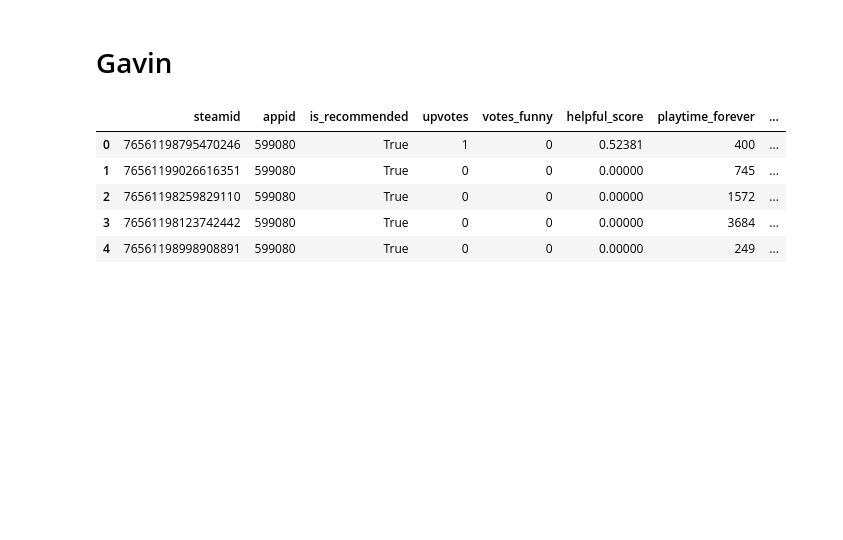
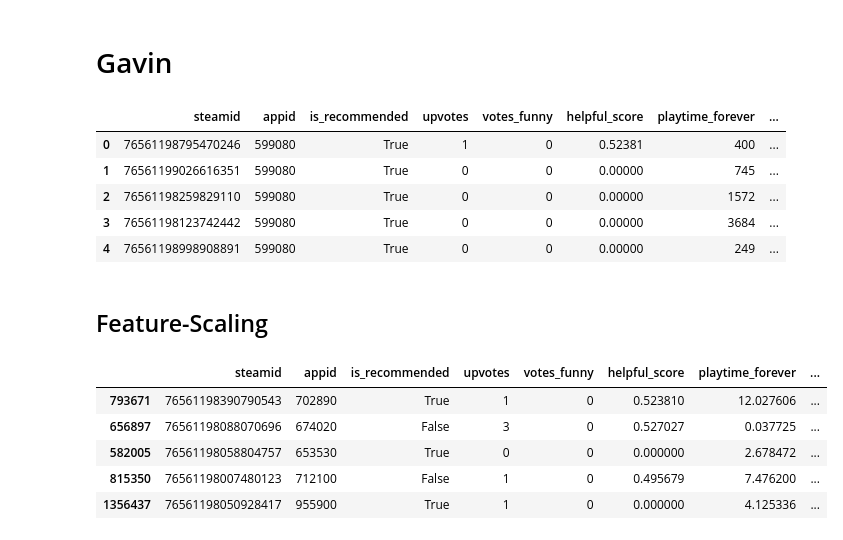
Before and after one commit to gfry99/453-Final-Project, a Jupyter notebook: 453-Final-Proj-PleaseCompile.ipynb, the cells around one changed output. Cells and saved outputs as stored; diff of their text form; code cells hidden in the pictures; blank space fills up the shorter version.

```diff
--- a/453-Final-Proj-PleaseCompile.ipynb
+++ b/453-Final-Proj-PleaseCompile.ipynb
@@ -53,3 +57,5 @@ df.head()
 | 2 | 76561198259829110 | 599080 | True | 0 | 0 | 0.00000 | 1572 | ... |
 | 3 | 76561198123742442 | 599080 | True | 0 | 0 | 0.00000 | 3684 | ... |
 | 4 | 76561198998908891 | 599080 | True | 0 | 0 | 0.00000 | 249 | ... |
+# %% [markdown]
+## Feature-Scaling
@@ -55,0 +83,9 @@ df.head()
+# %%
+data.head()
+# %% [output]
+|  | steamid | appid | is_recommended | upvotes | votes_funny | helpful_score | playtime_forever | ... |
+| 793671 | 76561198390790543 | 702890 | True | 1 | 0 | 0.523810 | 12.027606 | ... |
+| 656897 | 76561198088070696 | 674020 | False | 3 | 0 | 0.527027 | 0.037725 | ... |
+| 582005 | 76561198058804757 | 653530 | True | 0 | 0 | 0.000000 | 2.678472 | ... |
+| 815350 | 76561198007480123 | 712100 | False | 1 | 0 | 0.495679 | 7.476200 | ... |
+| 1356437 | 76561198050928417 | 955900 | True | 1 | 0 | 0.000000 | 4.125336 | ... |
```
Also changed, not shown: parts of 6 cells of this notebook.
